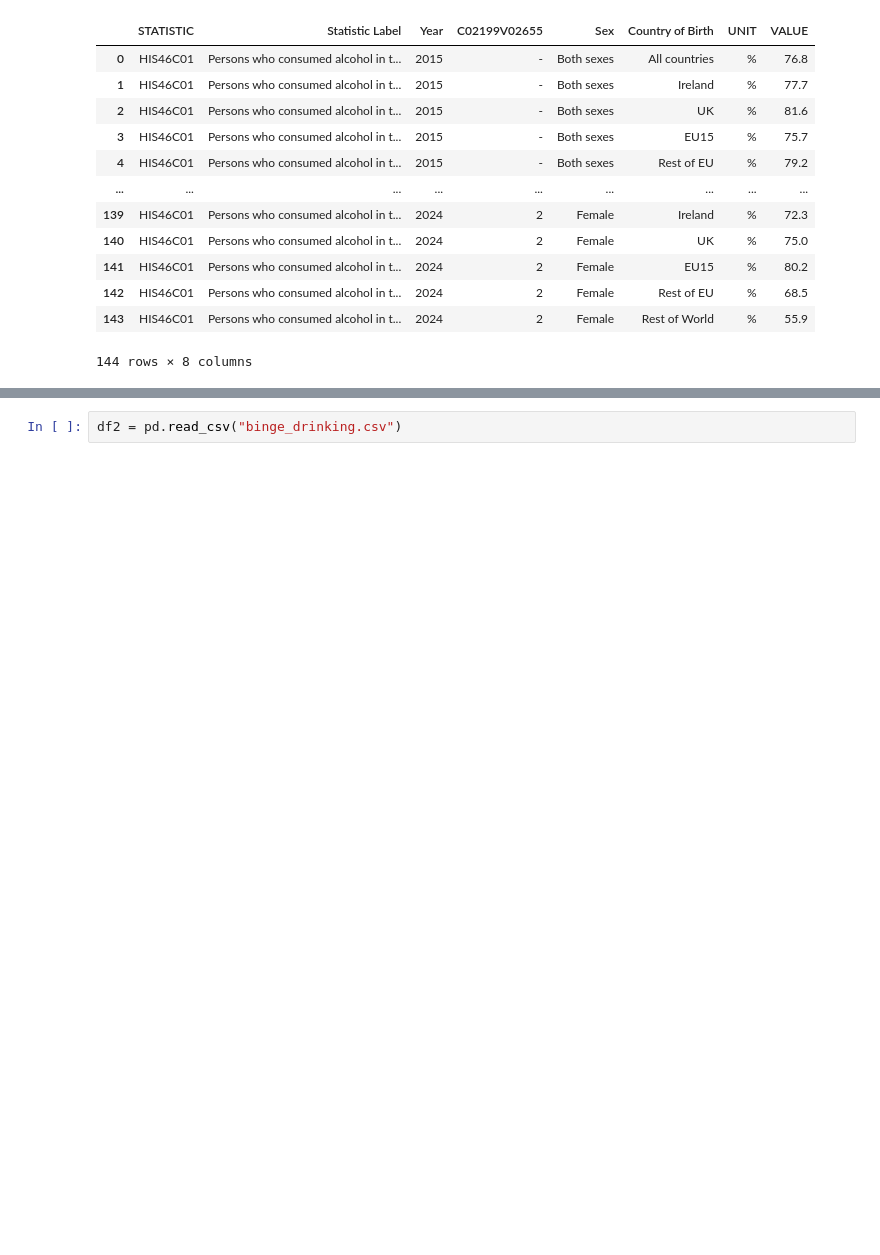
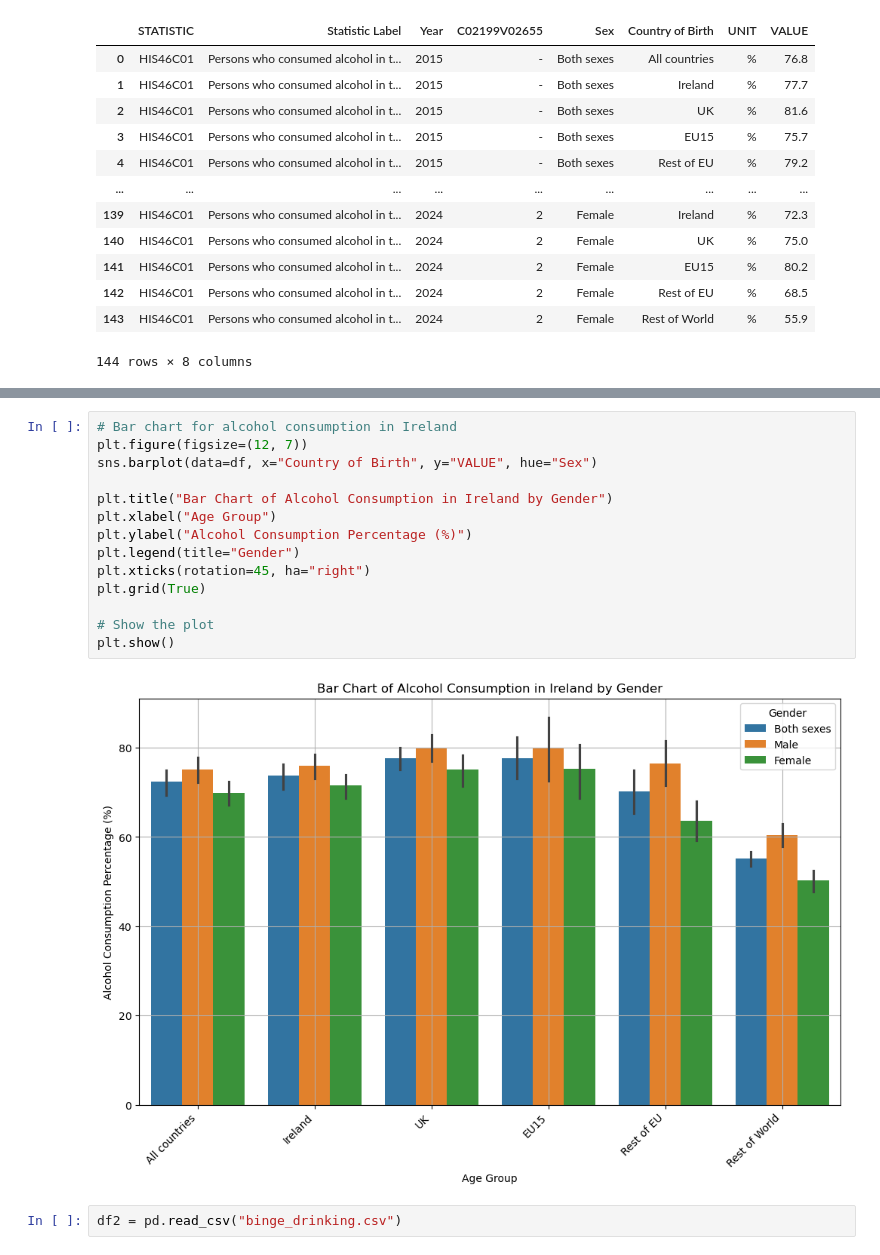
Before and after one commit to Sxnds01/PFDA-project, a Jupyter notebook: project.ipynb, the cells around one changed output, grey strips where cells are left out. Saved outputs shown, nothing was run; the diff lists cells and outputs as text; blank space fills up the shorter version.

```diff
--- a/project.ipynb
+++ b/project.ipynb
@@ -70,3 +90,19 @@ plt.show()
+# %%
+# Bar chart for alcohol consumption in Ireland
+plt.figure(figsize=(12, 7))
+sns.barplot(data=df, x="Country of Birth", y="VALUE", hue="Sex")
+
+plt.title("Bar Chart of Alcohol Consumption in Ireland by Gender")
+plt.xlabel("Age Group")
+plt.ylabel("Alcohol Consumption Percentage (%)")
+plt.legend(title="Gender")
+plt.xticks(rotation=45, ha="right")
+plt.grid(True)
+
+# Show the plot
+plt.show()
+# %% [output]
+[figure, added]
 # %%
 df2 = pd.read_csv("binge_drinking.csv")
 # %%
```
Also changed, not shown: parts of 7 cells of this notebook.
